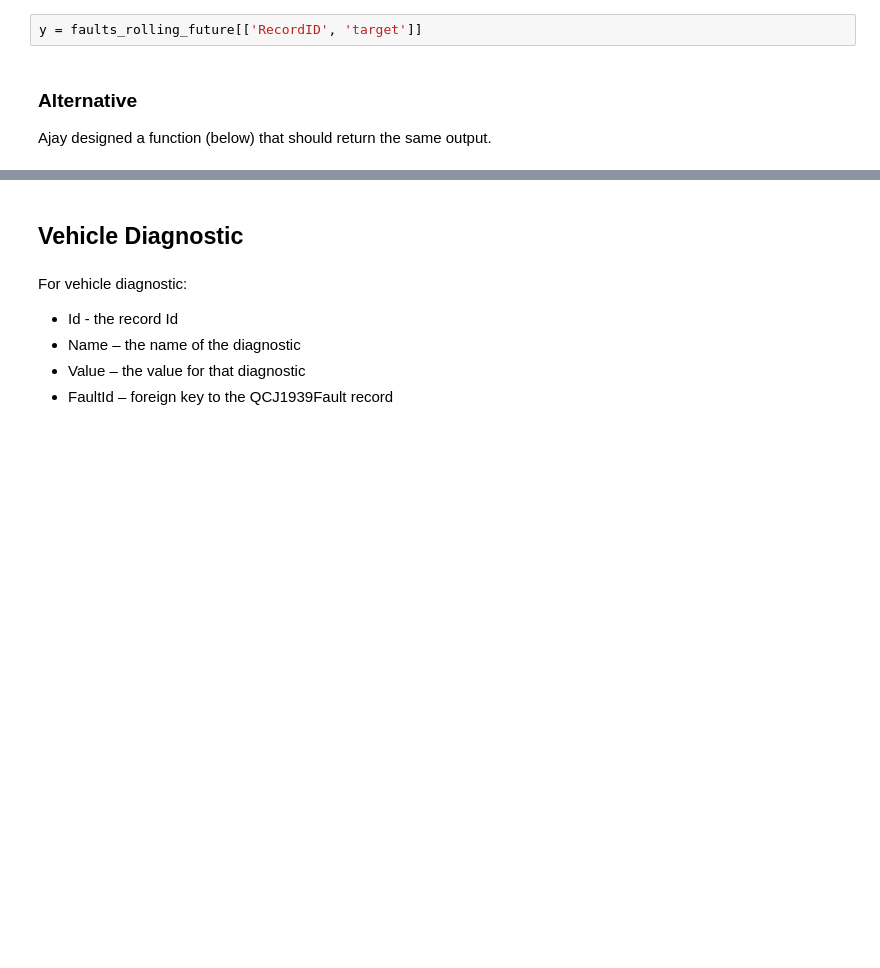
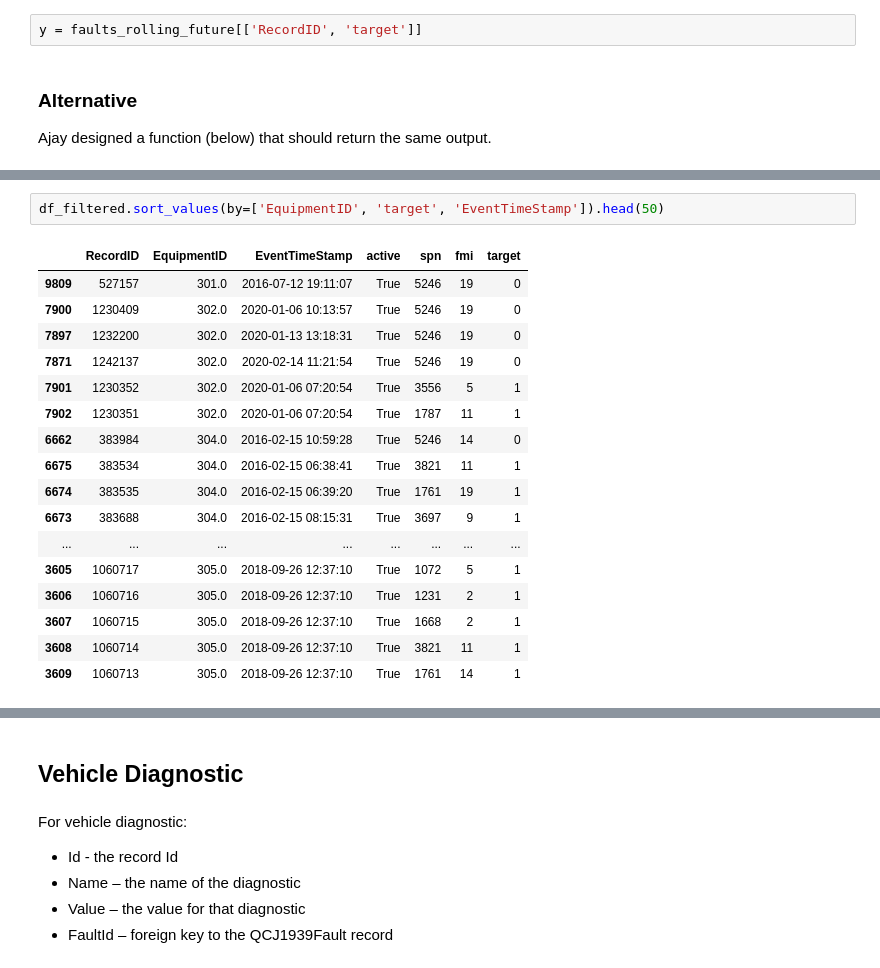
Before and after one commit to tomoumer/big_g_express-elden_ring, a Jupyter notebook: notebooks/data_exploration.ipynb, the cells around one changed output, grey strips where cells are left out. Cells and saved outputs as stored; diff of their text form; blank space fills up the shorter version.

```diff
--- a/notebooks/data_exploration.ipynb
+++ b/notebooks/data_exploration.ipynb
@@ -361,0 +392,20 @@ faults[(faults['EquipmentID'] == '1864')  & (faults['spn'] == 1569)]
+# %%
+df_filtered.sort_values(by=['EquipmentID', 'target', 'EventTimeStamp']).head(50)
+# %% [output]
+|  | RecordID | EquipmentID | EventTimeStamp | active | spn | fmi | target |
+| 9809 | 527157 | 301.0 | 2016-07-12 19:11:07 | True | 5246 | 19 | 0 |
+| 7900 | 1230409 | 302.0 | 2020-01-06 10:13:57 | True | 5246 | 19 | 0 |
+| 7897 | 1232200 | 302.0 | 2020-01-13 13:18:31 | True | 5246 | 19 | 0 |
+| 7871 | 1242137 | 302.0 | 2020-02-14 11:21:54 | True | 5246 | 19 | 0 |
+| 7901 | 1230352 | 302.0 | 2020-01-06 07:20:54 | True | 3556 | 5 | 1 |
+| 7902 | 1230351 | 302.0 | 2020-01-06 07:20:54 | True | 1787 | 11 | 1 |
+| 6662 | 383984 | 304.0 | 2016-02-15 10:59:28 | True | 5246 | 14 | 0 |
+| 6675 | 383534 | 304.0 | 2016-02-15 06:38:41 | True | 3821 | 11 | 1 |
+| 6674 | 383535 | 304.0 | 2016-02-15 06:39:20 | True | 1761 | 19 | 1 |
+| 6673 | 383688 | 304.0 | 2016-02-15 08:15:31 | True | 3697 | 9 | 1 |
+| ... | ... | ... | ... | ... | ... | ... | ... |
+| 3605 | 1060717 | 305.0 | 2018-09-26 12:37:10 | True | 1072 | 5 | 1 |
+| 3606 | 1060716 | 305.0 | 2018-09-26 12:37:10 | True | 1231 | 2 | 1 |
+| 3607 | 1060715 | 305.0 | 2018-09-26 12:37:10 | True | 1668 | 2 | 1 |
+| 3608 | 1060714 | 305.0 | 2018-09-26 12:37:10 | True | 3821 | 11 | 1 |
+| 3609 | 1060713 | 305.0 | 2018-09-26 12:37:10 | True | 1761 | 14 | 1 |
```
Also changed, not shown: parts of 20 cells of this notebook.
